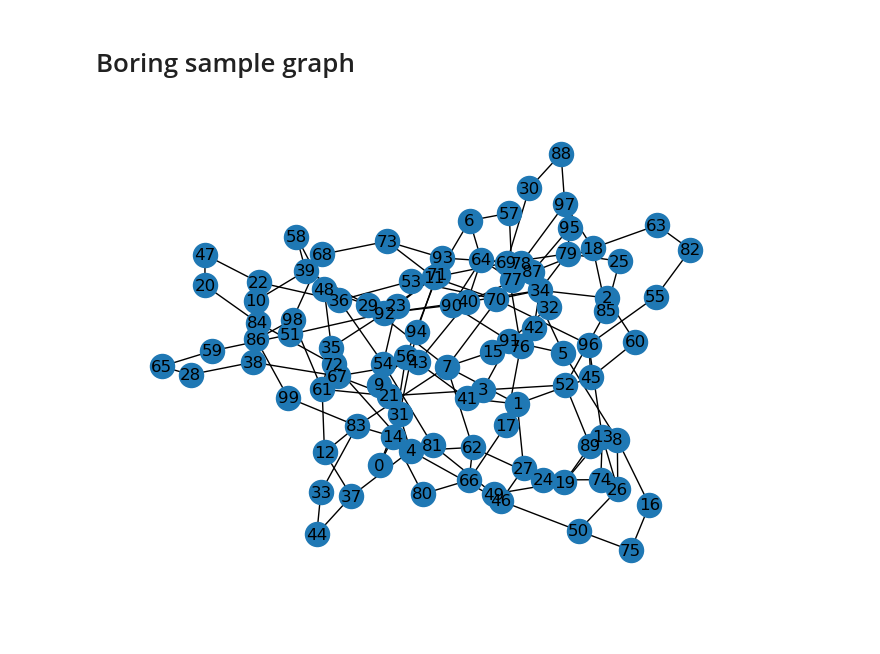
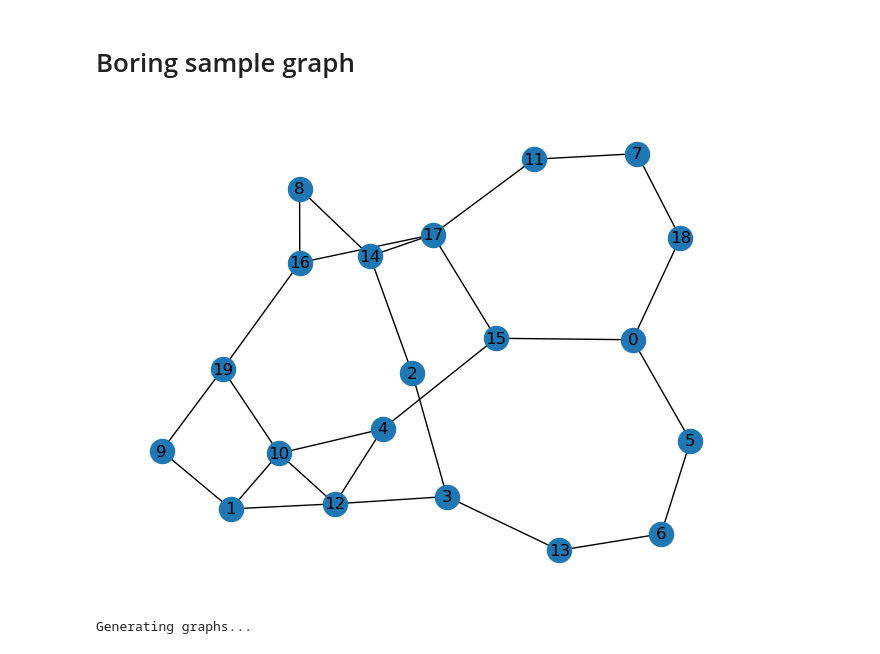
Before and after one commit to jrr6/deepham, a Jupyter notebook: datagen.ipynb, the cells around one changed output. Cells and saved outputs as stored; diff of their text form; code cells hidden in the pictures.

```diff
--- a/datagen.ipynb
+++ b/datagen.ipynb
@@ -54,8 +10,20 @@ def generate_hampath_graph(verts: int, num_rand_edges) -> Data:
 # %% [markdown]
 # Boring sample graph
 # %%
-NUM_RAND_EDGES = 50
-g = torch_geometric.utils.to_networkx(generate_hampath_graph(100, NUM_RAND_EDGES), to_undirected=True)
+NUM_RAND_EDGES = 10 # 50
+NUM_VERTICES = 20 # 100
+g = torch_geometric.utils.to_networkx(generate_hampath_graph(NUM_VERTICES, NUM_RAND_EDGES), to_undirected=True)
 nx.draw(g, with_labels = True)
 # %% [output]
-[figure, old version]
+[figure, new version]
+# %%
+# Generate dataset
+NUM_GRAPHS = 50
+NUM_VERTS = 25
+DELTA_V = 10
+NUM_EDGES = 10
+DELTA_E = 5
+PATH = 'data'
+generate_and_save_corpus(NUM_GRAPHS, NUM_VERTS, DELTA_V, NUM_EDGES, DELTA_E, PATH)
+# %% [output]
+Generating graphs...
```
Also changed, not shown: parts of 4 cells of this notebook, 2 other files.
